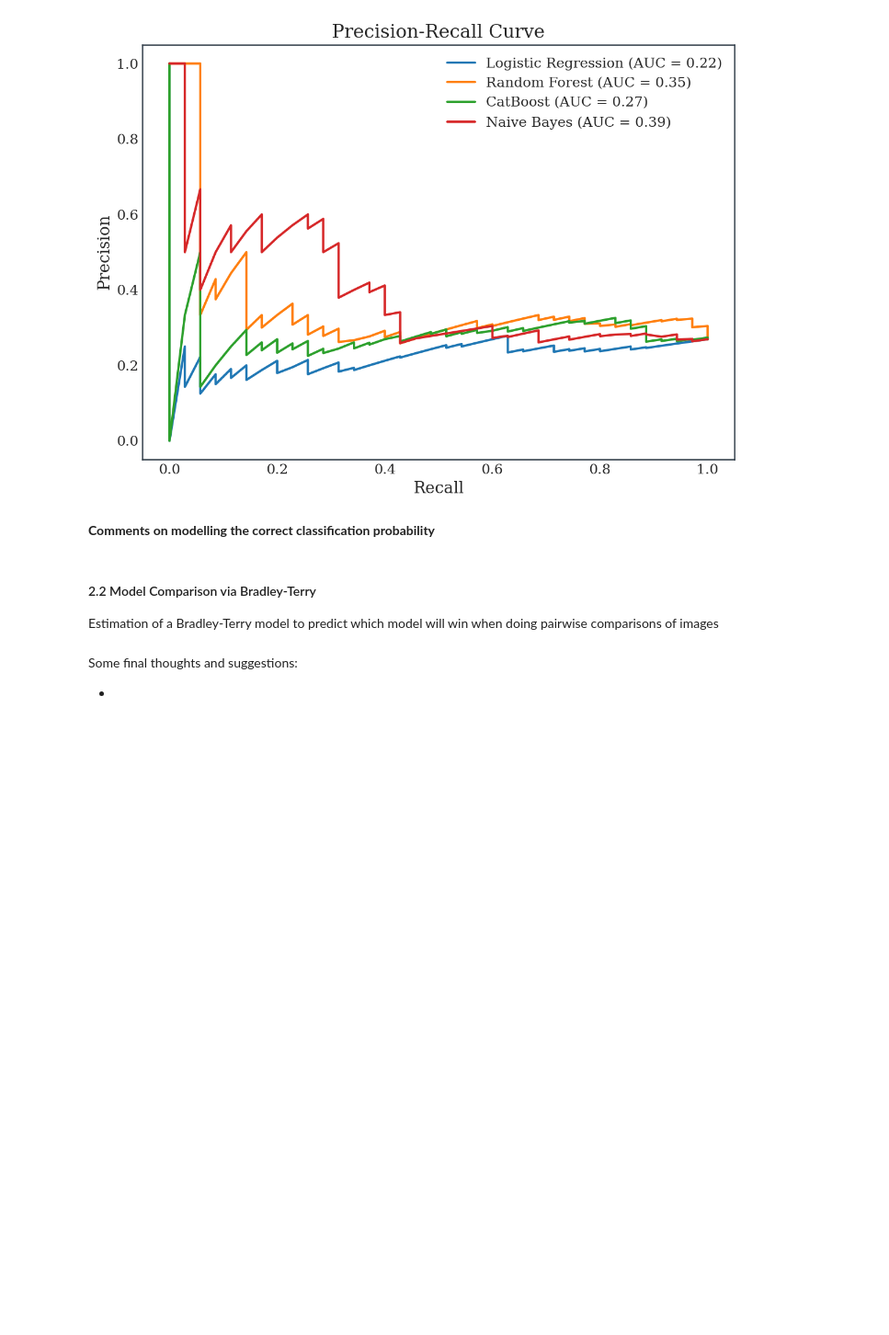
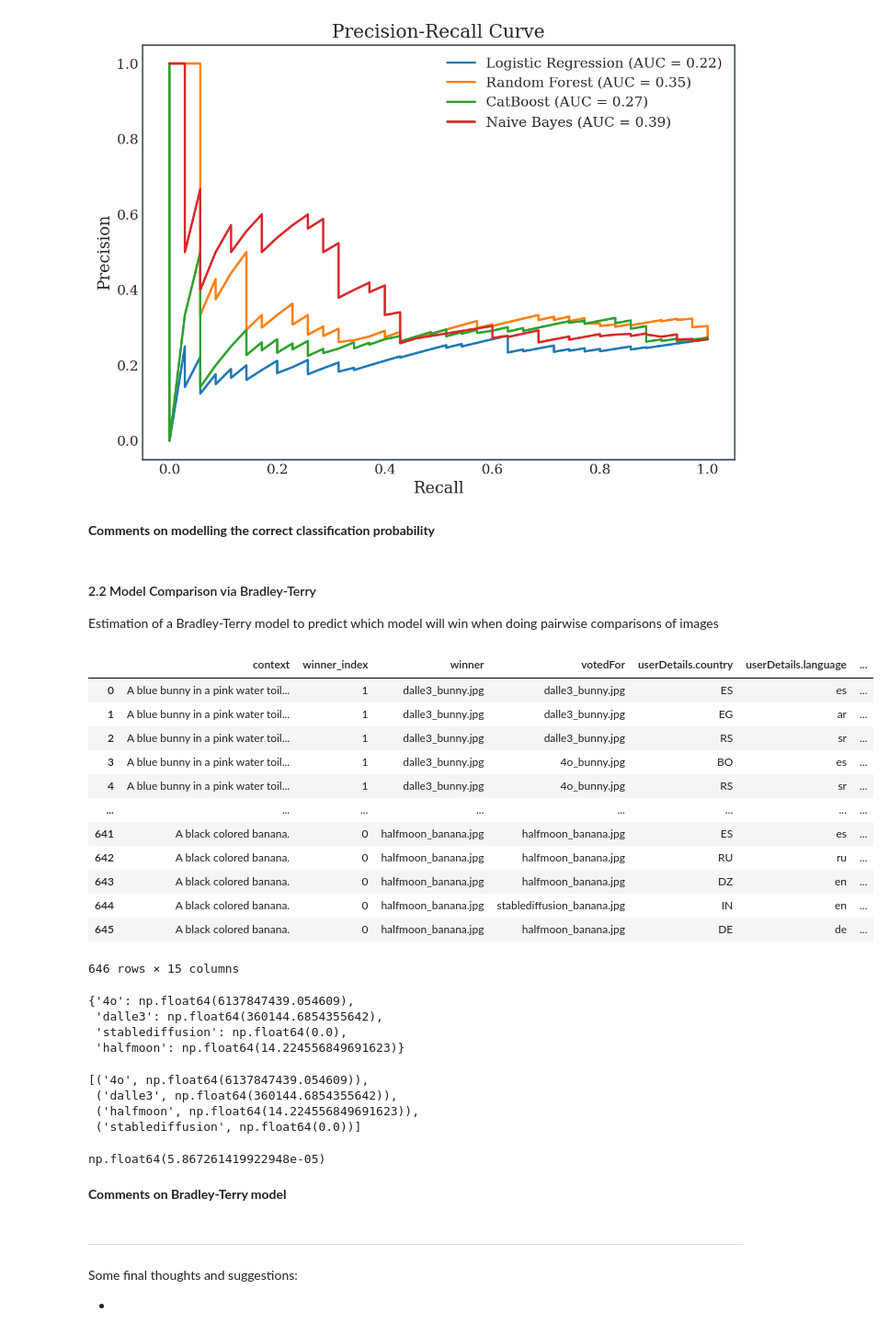
Before and after one commit to alexcaldarone/rapidata-takehome, a Jupyter notebook: rapidata_takehome.ipynb, the cells around one changed output. Shown at 92% size. Cells and saved outputs as stored; diff of their text form; code cells hidden in the pictures; blank space fills up the shorter version.

```diff
--- a/rapidata_takehome.ipynb
+++ b/rapidata_takehome.ipynb
@@ -566,7 +570,49 @@ plot_pr_curves(results)
 #### 2.2 Model Comparison via Bradley-Terry
 
 Estimation of a Bradley-Terry model to predict which model will win when doing pairwise comparisons of images
+# %%
+df_exploded
+# %% [output]
+|  | context | winner_index | winner | votedFor | userDetails.country | userDetails.language | ... |
+| 0 | A blue bunny in a pink water toil... | 1 | dalle3_bunny.jpg | dalle3_bunny.jpg | ES | es | ... |
+| 1 | A blue bunny in a pink water toil... | 1 | dalle3_bunny.jpg | dalle3_bunny.jpg | EG | ar | ... |
+| 2 | A blue bunny in a pink water toil... | 1 | dalle3_bunny.jpg | dalle3_bunny.jpg | RS | sr | ... |
+| 3 | A blue bunny in a pink water toil... | 1 | dalle3_bunny.jpg | 4o_bunny.jpg | BO | es | ... |
+| 4 | A blue bunny in a pink water toil... | 1 | dalle3_bunny.jpg | 4o_bunny.jpg | RS | sr | ... |
+| ... | ... | ... | ... | ... | ... | ... | ... |
+| 641 | A black colored banana. | 0 | halfmoon_banana.jpg | halfmoon_banana.jpg | ES | es | ... |
+| 642 | A black colored banana. | 0 | halfmoon_banana.jpg | halfmoon_banana.jpg | RU | ru | ... |
+| 643 | A black colored banana. | 0 | halfmoon_banana.jpg | halfmoon_banana.jpg | DZ | en | ... |
+| 644 | A black colored banana. | 0 | halfmoon_banana.jpg | stablediffusion_banana.jpg | IN | en | ... |
+| 645 | A black colored banana. | 0 | halfmoon_banana.jpg | halfmoon_banana.jpg | DE | de | ... |
+646 rows × 15 columns
+# %%
+bradley_terry = BradleyTerry()
+
+bradley_terry.fit(df_exploded, model1_column="model1", model2_column="model2", outcome_column="winner_model")
+
+bradley_terry.p
+# %% [output]
+{'4o': np.float64(6137847439.054609),
+ 'dalle3': np.float64(360144.6854355642),
+ 'stablediffusion': np.float64(0.0),
+ 'halfmoon': np.float64(14.224556849691623)}
+# %%
+bradley_terry.rank()
+# %% [output]
+[('4o', np.float64(6137847439.054609)),
+ ('dalle3', np.float64(360144.6854355642)),
+ ('halfmoon', np.float64(14.224556849691623)),
+ ('stablediffusion', np.float64(0.0))]
+# %%
+bradley_terry.predict("dalle3", "4o")
+# %% [output]
+np.float64(5.867261419922948e-05)
+# %% [markdown]
+**Comments on Bradley-Terry model**
 # %% [markdown]
+---
+
 Some final thoughts and suggestions:
 
 -
```
Also changed, not shown: parts of 1 cell of this notebook.
